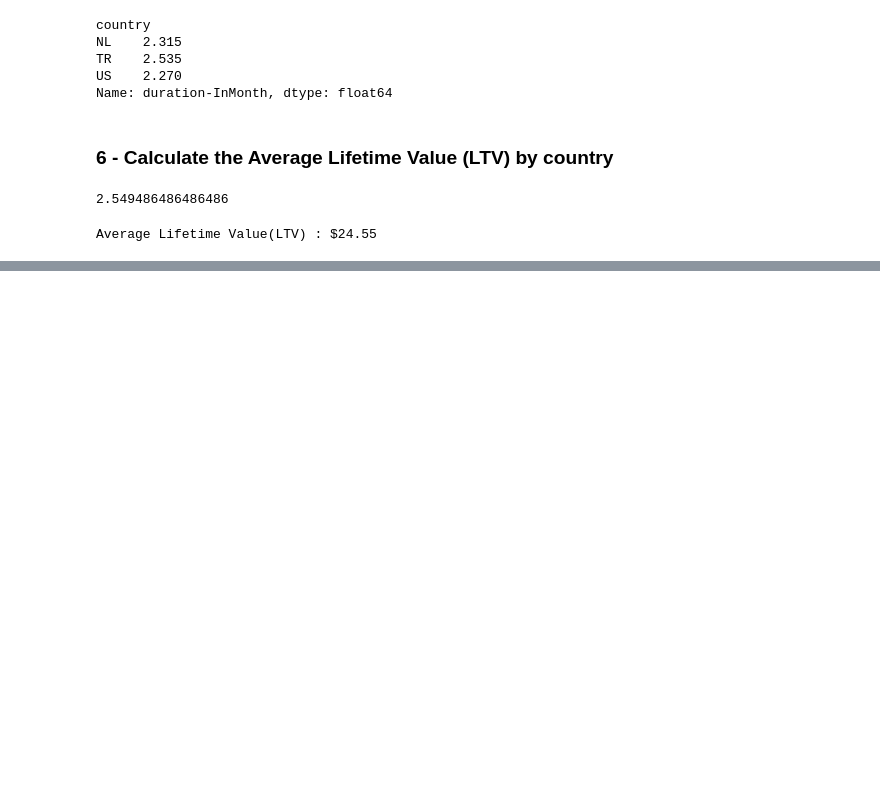
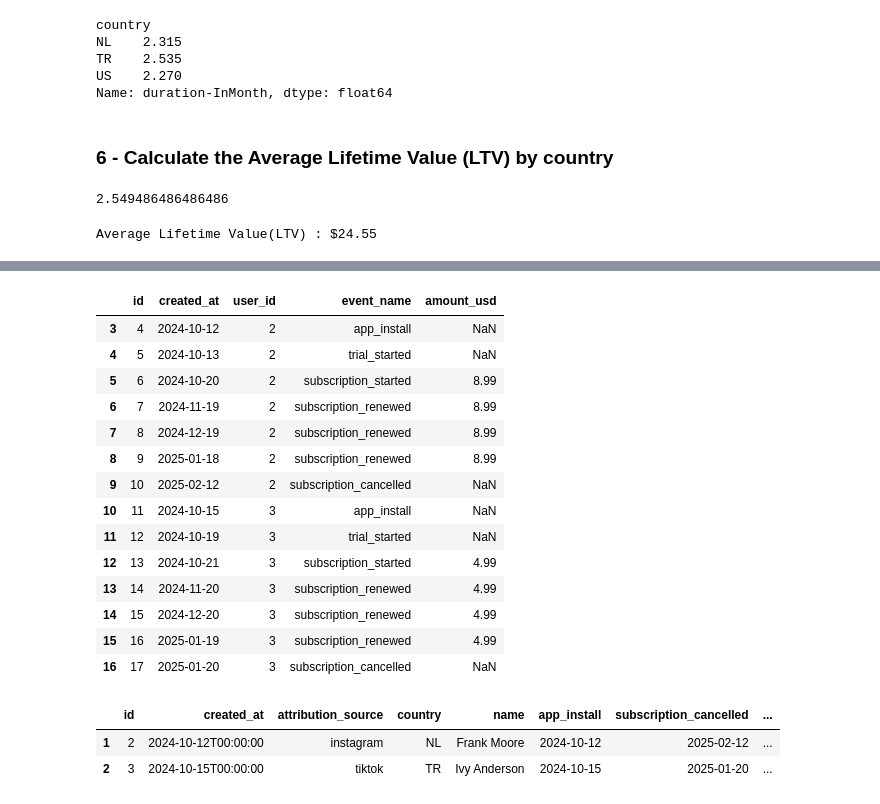
Before and after one commit to euphratesk/cornP, a Jupyter notebook: Case-Study PapCorns.ipynb, the cells around one changed output, grey strips where cells are left out. Drawn from its saved outputs; the diff is of its cells as text; code cells hidden in the pictures; blank space fills up the shorter version.

```diff
--- a/Case-Study PapCorns.ipynb
+++ b/Case-Study PapCorns.ipynb
@@ -488,0 +592,24 @@ Average Lifetime Value(LTV) : $24.55
+# %%
+events_df[events_df['user_id'].isin([2,3])]
+# %% [output]
+|  | id | created_at | user_id | event_name | amount_usd |
+| 3 | 4 | 2024-10-12 | 2 | app_install | NaN |
+| 4 | 5 | 2024-10-13 | 2 | trial_started | NaN |
+| 5 | 6 | 2024-10-20 | 2 | subscription_started | 8.99 |
+| 6 | 7 | 2024-11-19 | 2 | subscription_renewed | 8.99 |
+| 7 | 8 | 2024-12-19 | 2 | subscription_renewed | 8.99 |
+| 8 | 9 | 2025-01-18 | 2 | subscription_renewed | 8.99 |
+| 9 | 10 | 2025-02-12 | 2 | subscription_cancelled | NaN |
+| 10 | 11 | 2024-10-15 | 3 | app_install | NaN |
+| 11 | 12 | 2024-10-19 | 3 | trial_started | NaN |
+| 12 | 13 | 2024-10-21 | 3 | subscription_started | 4.99 |
+| 13 | 14 | 2024-11-20 | 3 | subscription_renewed | 4.99 |
+| 14 | 15 | 2024-12-20 | 3 | subscription_renewed | 4.99 |
+| 15 | 16 | 2025-01-19 | 3 | subscription_renewed | 4.99 |
+| 16 | 17 | 2025-01-20 | 3 | subscription_cancelled | NaN |
+# %%
+df_pivot[df_pivot['id'].isin([2,3])]
+# %% [output]
+|  | id | created_at | attribution_source | country | name | app_install | subscription_cancelled | ... |
+| 1 | 2 | 2024-10-12T00:00:00 | instagram | NL | Frank Moore | 2024-10-12 | 2025-02-12 | ... |
+| 2 | 3 | 2024-10-15T00:00:00 | tiktok | TR | Ivy Anderson | 2024-10-15 | 2025-01-20 | ... |
```
Also changed, not shown: parts of 24 cells of this notebook.
